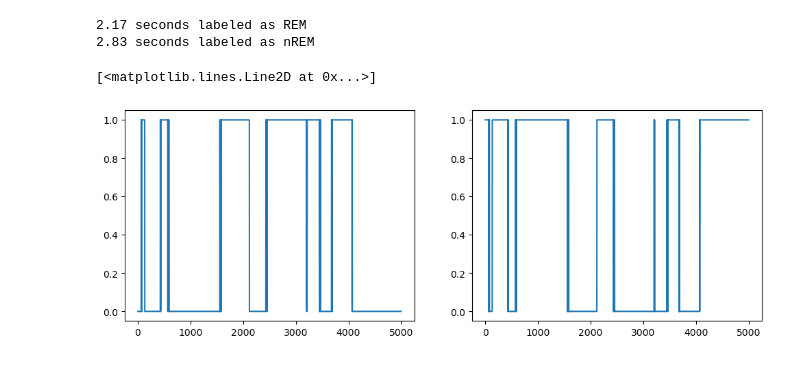
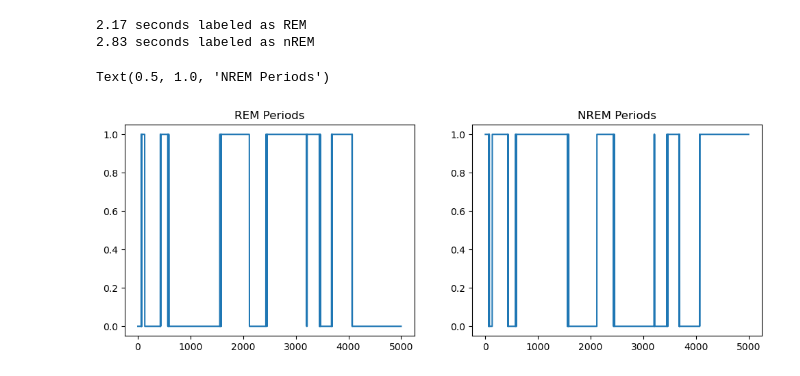
Before and after one commit to lschlinkheider/neuroanalysis, a Jupyter notebook: neural_data/01-local_field_potential/exercises.ipynb, the cells around one changed output. Cells and saved outputs as stored; diff of their text form; code cells hidden in the pictures.

Commit message:
edited REM and NREM plots and included comments

```diff
--- a/neural_data/01-local_field_potential/exercises.ipynb
+++ b/neural_data/01-local_field_potential/exercises.ipynb
@@ -274,23 +276,25 @@ plt.tight_layout()
 plt.show()
 
 # threshold to define REM and NREM
-rem = pwr_diff > 0.2
-nrem = pwr_diff < 0.2
+threshold = 0.2
+rem = pwr_diff > threshold
+nrem = pwr_diff < threshold
 
 print(f'{np.sum(rem)/sampling_rate:.2f} seconds labeled as REM')
 print(f'{np.sum(nrem)/sampling_rate:.2f} seconds labeled as nREM')
-
-# plot examples of REM vs NREM LFP signal (wideband filtered between 1 and 200 Hz to get rid of some of the noise)
 # %% [output]
 [figure]
 2.17 seconds labeled as REM
 2.83 seconds labeled as nREM
 # %%
+# Visualization of REM and NREM time periods
 plt.figure(figsize=(12,4))
 plt.subplot(1,2,1)
 plt.plot(rem)
+plt.title("REM Periods")
 plt.subplot(1,2,2)
 plt.plot(nrem)
+plt.title("NREM Periods")
 # %% [output]
-[<matplotlib.lines.Line2D at 0x...>]
+Text(0.5, 1.0, 'NREM Periods')
-[figure, old version]
+[figure, new version]
```
Also changed, not shown: parts of 6 cells of this notebook.
